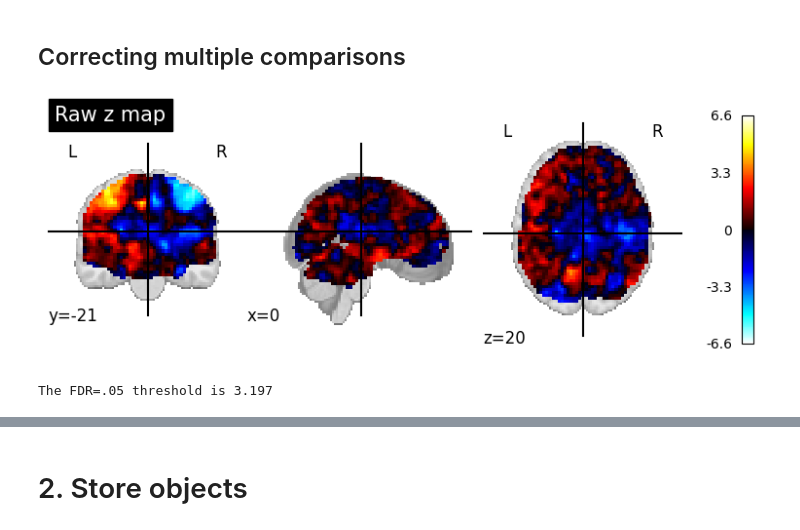
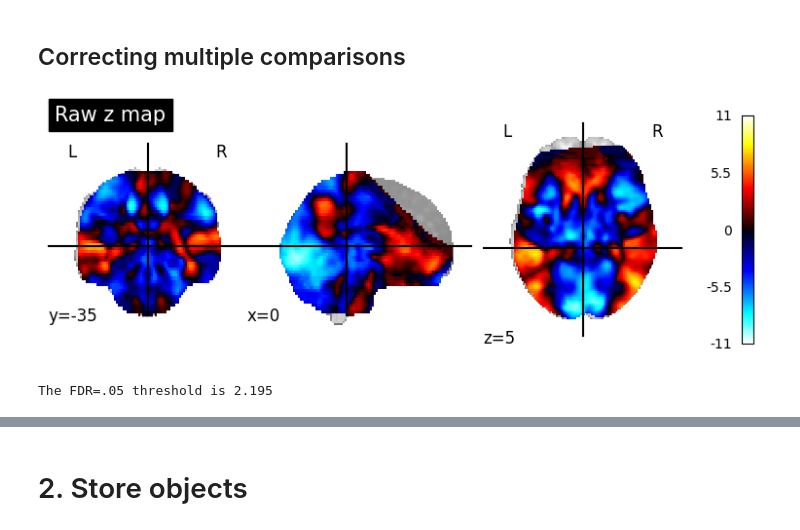
Before and after one commit to dominikpegler/tewa2-neuroimaging, a Jupyter notebook: assignments/Group assignment/Group assignment.ipynb, the cells around one changed output, grey strips where cells are left out. Drawn from its saved outputs; the diff is of its cells as text; code cells hidden in the pictures.

```diff
--- a/assignments/Group assignment/Group assignment.ipynb
+++ b/assignments/Group assignment/Group assignment.ipynb
@@ -227,0 +149,9 @@ done.
+# %%
+from nilearn.glm.second_level import SecondLevelModel
+
+second_level = SecondLevelModel(n_jobs=2)
+second_level = second_level.fit(cmaps, design_matrix=design_matrix)
+
+other_self = second_level.compute_contrast(
+    second_level_contrast="intercept", output_type="z_score"
+)
@@ -228,19 +172,19 @@ done.
 # %% [markdown]
 ## Correcting multiple comparisons
 # %%
-disp = plotting.plot_stat_map(cmaps_second["intercept"], title="Raw z map")
+disp = plotting.plot_stat_map(other_self, title="Raw z map")
 # %% [output]
-[figure, old version]
+[figure, new version]
 # %%
 from nilearn.glm import threshold_stats_img
 
 thresholded_map, threshold = threshold_stats_img(
-    cmaps_second["intercept"], alpha=0.05, height_control="fdr", cluster_threshold=10
+    other_self, alpha=0.05, height_control="fdr", cluster_threshold=10
 )
 
 print(f"The FDR=.05 threshold is {round(threshold, 3)}")
 # %% [output]
-The FDR=.05 threshold is 3.197
+The FDR=.05 threshold is 2.195
 # %%
 plotting.plot_stat_map(
     thresholded_map,
```
Also changed, not shown: parts of 23 cells of this notebook.
